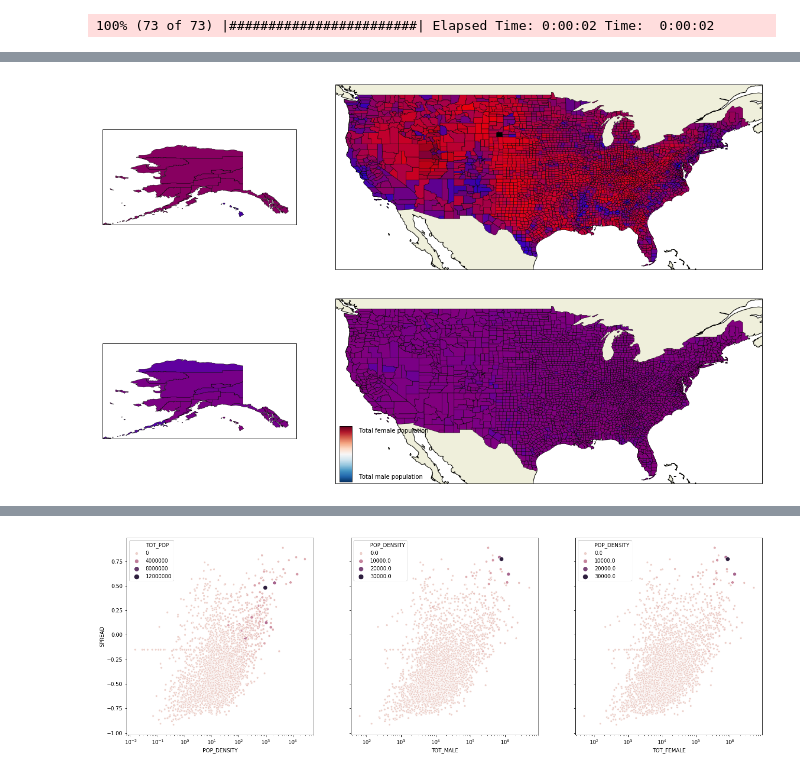
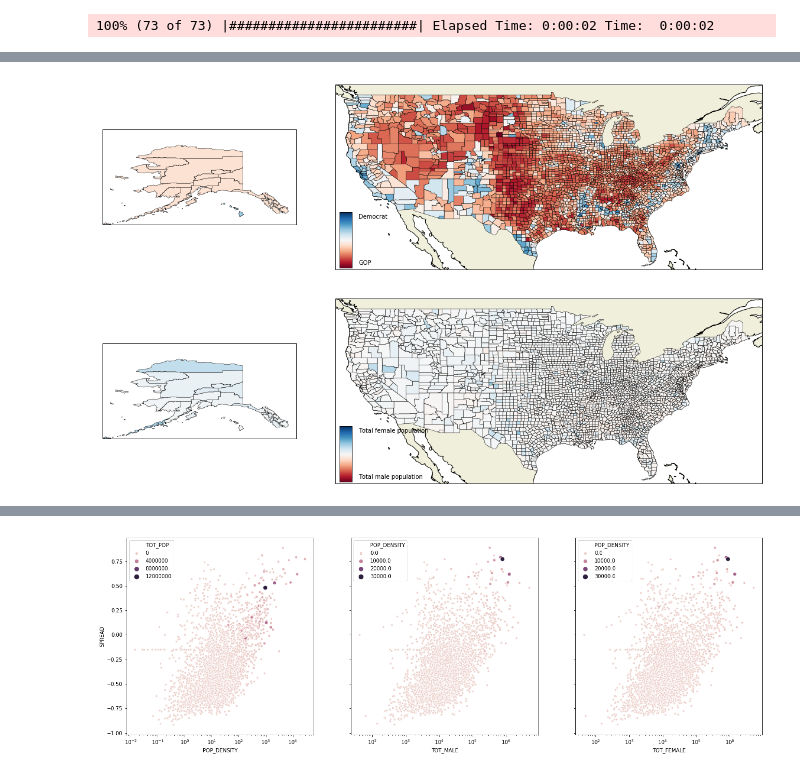
Before and after one commit to arjology/data_science, a Jupyter notebook: US voting and census.ipynb, the cells around one changed output, grey strips where cells are left out. Drawn from its saved outputs; the diff is of its cells as text; code cells hidden in the pictures.

Commit message:
using cmap for colors

```diff
--- a/US voting and census.ipynb
+++ b/US voting and census.ipynb
@@ -800,6 +801,11 @@ def get_county_voting_color(record, df, **kwargs) -> list:
         divisor = df.loc[combined_fp][kwargs['divisor']] if (isinstance(kwargs['divisor'], str) and combined_fp in plot_df.index) else kwargs['divisor'] if (isinstance(kwargs['divisor'], (int, float))) else 1.0
     else:
         divisor = 1.0
+    if 'cmap' in kwargs and 'scale' in kwargs and isinstance(kwargs['cmap'], mcolors.LinearSegmentedColormap):
+        vmin = kwargs['vmin'] if 'vmin' in kwargs else -1
+        vmax = kwargs['vmax'] if 'vmax' in kwargs else 1
+        norm = mcolors.Normalize(vmin=-1, vmax=1)
+        return kwargs['cmap'](norm(get_color_fraction(df, combined_fp, kwargs['scale'])/divisor))
     blue = get_color_fraction(df, combined_fp, kwargs['scale1'])/divisor if 'scale1' in kwargs else 0.0
     red = get_color_fraction(df, combined_fp, kwargs['scale2'])/divisor if 'scale2' in kwargs else 0.0
     return [red, 0, blue]
@@ -814,9 +820,8 @@ def plot_heatmaps_by_count(df, records, **kwargs):
             - *args: keywords (i.e. column names) of the input dataframe. Default is percentage of
                      GOP and DEM votes
     """
-    if not kwargs or not ('scale1' in kwargs or 'scale2' in kwargs):
-        kwargs['scale1'] = 'per_dem'
-        kwargs['scale2'] = 'per_gop'
+    if not kwargs or not ('scale1' in kwargs or 'scale2' in kwargs or 'scale' in kwargs):
+        raise ValueException("What do you want to plot?")
     if not kwargs or 'figsize' not in kwargs:
         kwargs['figsize'] = (20,14)
     if not kwargs or 'save' not in kwargs:
@@ -863,7 +868,7 @@ def plot_heatmaps_by_count(df, records, **kwargs):
             elif isinstance(kwargs['color'], str):
                 first_color = "#F7786B"
                 second_color = kwargs['color']
-            if np.all(county_col==[0,0,0]):
+            if np.all(county_col==[1,1,1]):
                 county_col = first_color
             else:
                 county_col = second_color
@@ -884,7 +889,7 @@ def plot_heatmaps_by_count(df, records, **kwargs):
 
     if kwargs['legend']:
 
-        cmap = plt.cm.RdBu_r
+        cmap = cm.RdBu
         norm = mcolors.Normalize(vmin=0, vmax=1)
         sm = plt.cm.ScalarMappable(cmap=cmap, norm=norm)
         sm.set_array([])
@@ -949,6 +954,7 @@ right = county_level_final.set_index('combined_fips')
 left = population_df.loc[(population_df['YEAR']==9) & (population_df['AGEGRP']==0)].set_index('combined_fips')
 population_and_vote_df = left.join(right, lsuffix='', rsuffix='_r')
 population_and_vote_df = population_and_vote_df.reset_index()
+population_and_vote_df['SPREAD'] = population_and_vote_df['per_dem']-population_and_vote_df['per_gop']
 print('Joined dataset has ' + str(population_and_vote_df.shape[0]) + ' items')
 # %% [output]
 Joined dataset has 3142 items
@@ -1054,12 +1072,30 @@ population_and_vote_melt_df.head()
 # %%
 # Our first plot, looking at the difference between percentage DEM and GOP in each county
-plot_heatmaps_by_count(df=county_level_final, records=records, save="pct_gop_dem")
+plot_heatmaps_by_count(df=population_and_vote_df,
+                       records=records,
+                       save="pct_gop_dem",
+                       scale="SPREAD",
+                       scale1="per_dem",
+                       scale2="per_gop",
+                       cmap=cm.RdBu,
+                       legend=True
+                      )
 # %% [output]
-[figure, old version]
+[figure, new version]
 # %%
 plot_df = population_and_vote_df.groupby(['combined_fips']).sum()
-plot_df['SPREAD'] = (plot_df['votes_dem']-plot_df['votes_gop'])/plot_df['total_votes']
+plot_df['GENDER_SPREAD'] = plot_df['TOT_MALE']-plot_df['TOT_FEMALE']
+# plot_df['SPREAD'] = (plot_df['votes_dem']-plot_df['votes_gop'])/plot_df['total_votes']
 # plot_df['POP_DENSITY'] = plot_df['POP_DENSITY']/plot_df['POP_DENSITY'].max()
-plot_heatmaps_by_count(df=plot_df, records=records, scale1='TOT_MALE', scale2='TOT_FEMALE', divisor='TOT_POP', legend=True)
+plot_heatmaps_by_count(df=plot_df,
+                       records=records,
+                       scale='GENDER_SPREAD',
+                       scale1='TOT_MALE',
+                       scale2='TOT_FEMALE',
+                       divisor='TOT_POP',
+                       vmin=plot_df['GENDER_SPREAD'].min(),
+                       vmax=plot_df['GENDER_SPREAD'].max(),
+                       cmap=cm.RdBu,
+                       legend=True)
 # %% [output]
-[figure, old version]
+[figure, new version]
```
Also changed, not shown: parts of 19 cells of this notebook, 3 other files.
